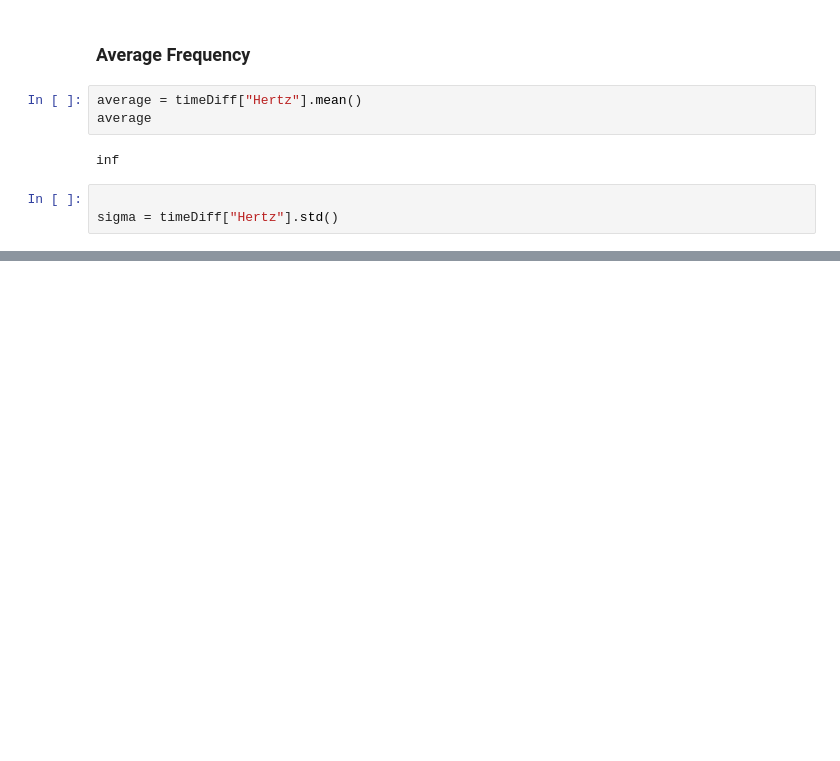
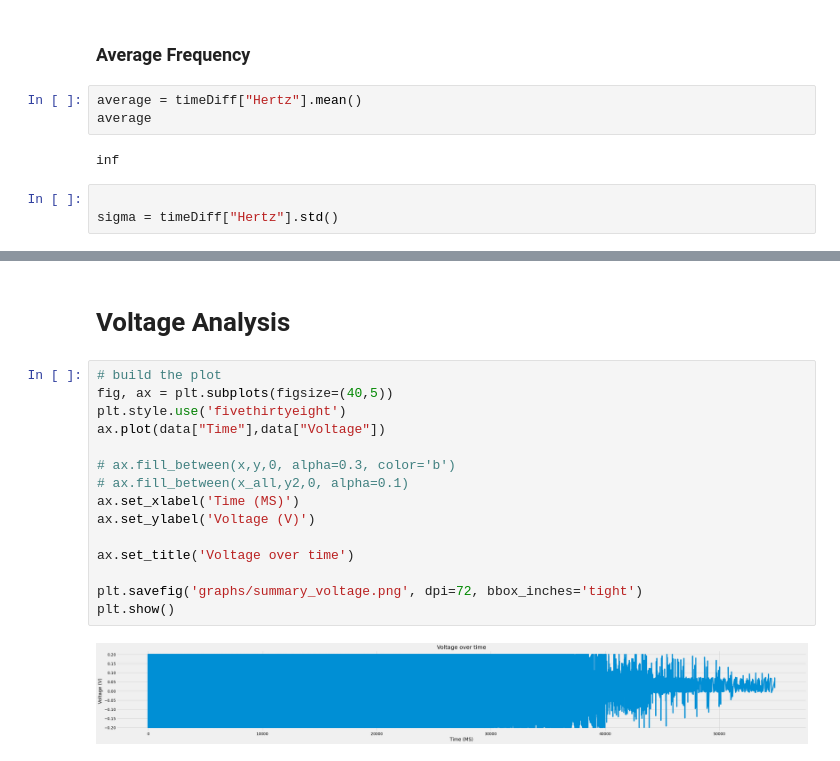
Before and after one commit to Questionable-Research-Labs/EsquaredG_PicoscopeMonitering, a Jupyter notebook: data-analysis/visulize-data.ipynb, the cells around one changed output, grey strips where cells are left out. Drawn from its saved outputs; the diff is of its cells as text; blank space fills up the shorter version.

```diff
--- a/data-analysis/visulize-data.ipynb
+++ b/data-analysis/visulize-data.ipynb
@@ -69,0 +89,19 @@ plt.show()
+# %% [markdown]
+# Voltage Analysis
+# %%
+# build the plot
+fig, ax = plt.subplots(figsize=(40,5))
+plt.style.use('fivethirtyeight')
+ax.plot(data["Time"],data["Voltage"])
+
+# ax.fill_between(x,y,0, alpha=0.3, color='b')
+# ax.fill_between(x_all,y2,0, alpha=0.1)
+ax.set_xlabel('Time (MS)')
+ax.set_ylabel('Voltage (V)')
+
+ax.set_title('Voltage over time')
+
+plt.savefig('graphs/summary_voltage.png', dpi=72, bbox_inches='tight')
+plt.show()
+# %% [output]
+[figure, added]
```
Also changed, not shown: parts of 4 cells of this notebook, 2 other files.
